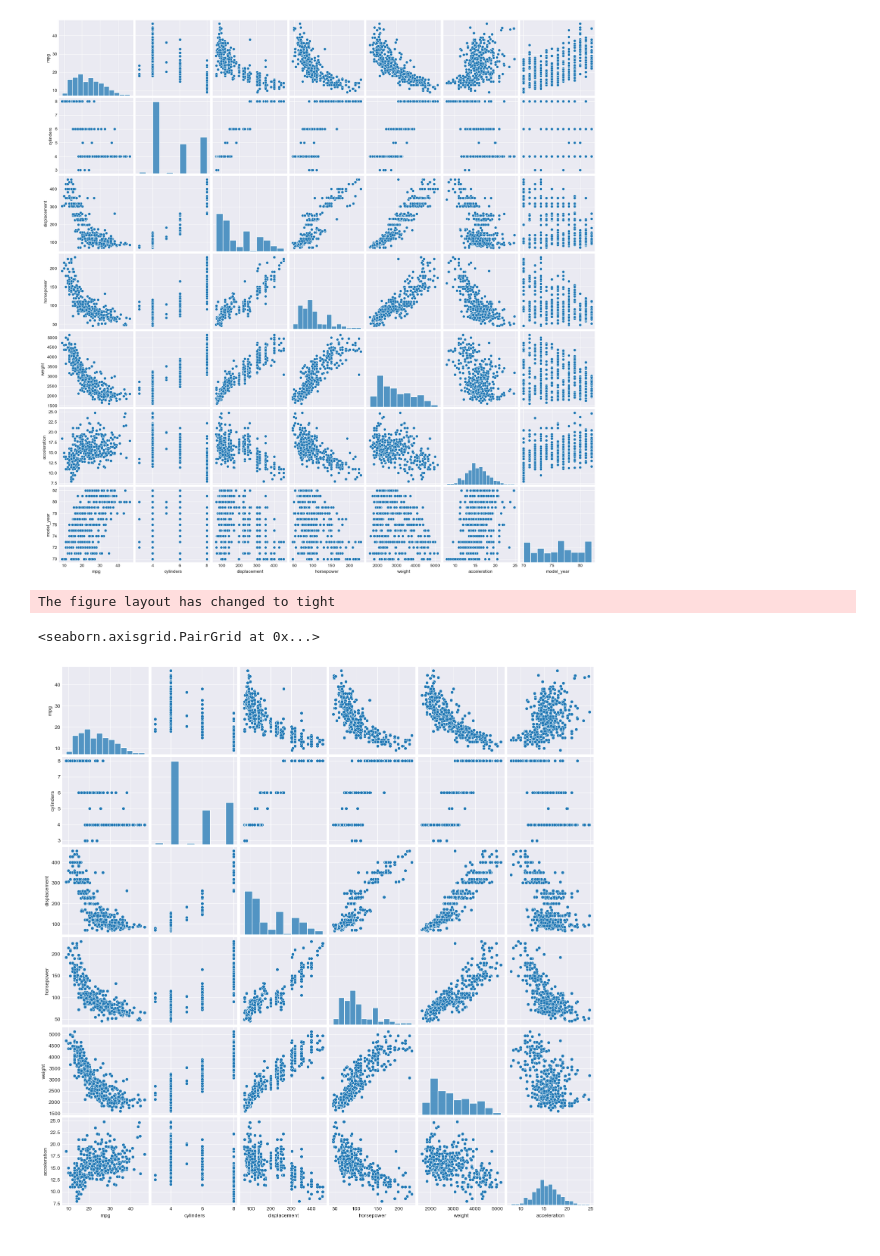
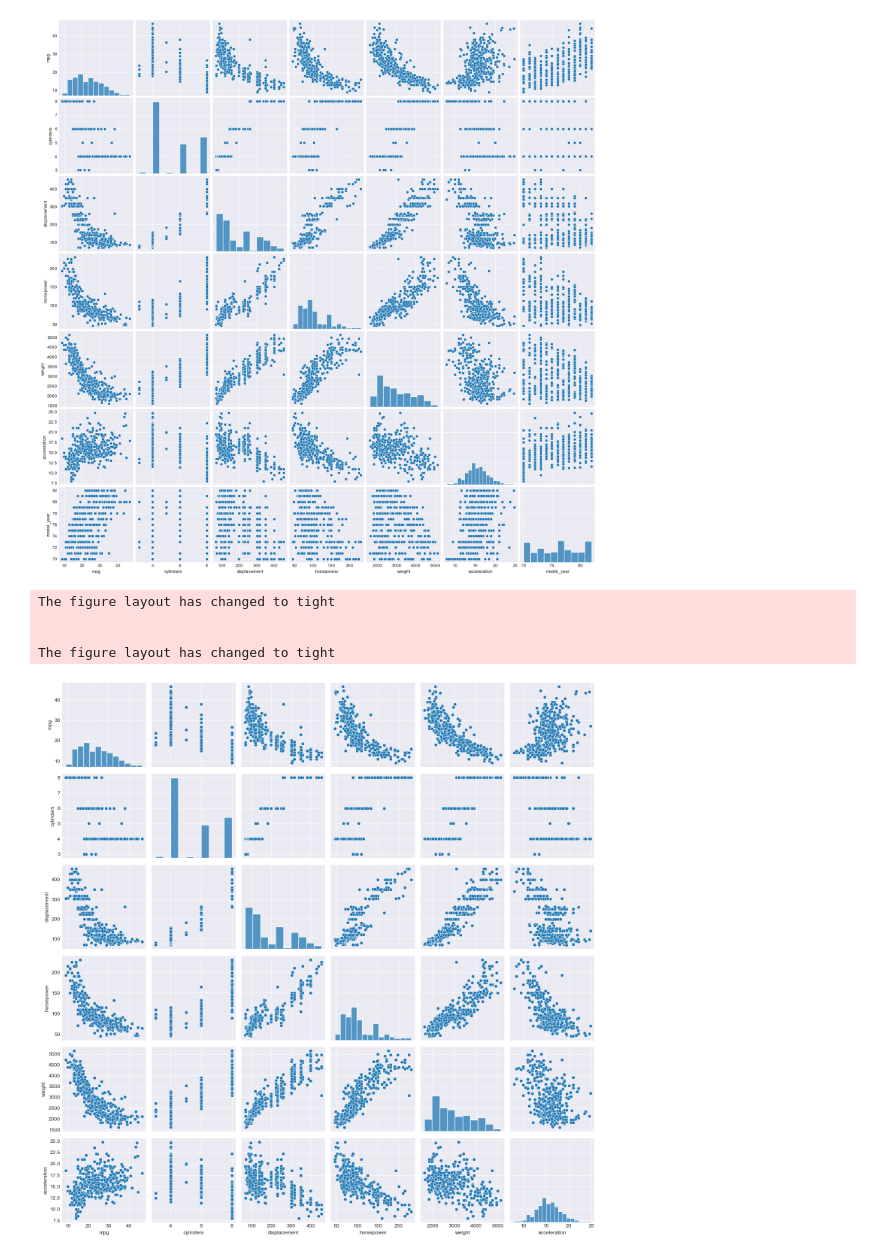
Before and after one commit to data-alch3m1st/Data_Viz, a Jupyter notebook: General_Data_Viz_to_Live_By_.ipynb, the cells around one changed output. Saved outputs shown, nothing was run; the diff lists cells and outputs as text; code cells hidden in the pictures.

```diff
--- a/General_Data_Viz_to_Live_By_.ipynb
+++ b/General_Data_Viz_to_Live_By_.ipynb
@@ -285,11 +285,13 @@ plt.show()
 # %%
 # cols_to_plot = df.drop(columns=['model_year'])
 # sns.pairplot(data=cols_to_plot)
 
-sns.pairplot
+sns.pairplot(data=df.drop(columns=['model_year']))
 plt.tight_layout()
 plt.show();
 # %% [output]
 The figure layout has changed to tight
+
+
+The figure layout has changed to tight
-<seaborn.axisgrid.PairGrid at 0x...>
-[figure, old version]
+[figure, new version]
```
